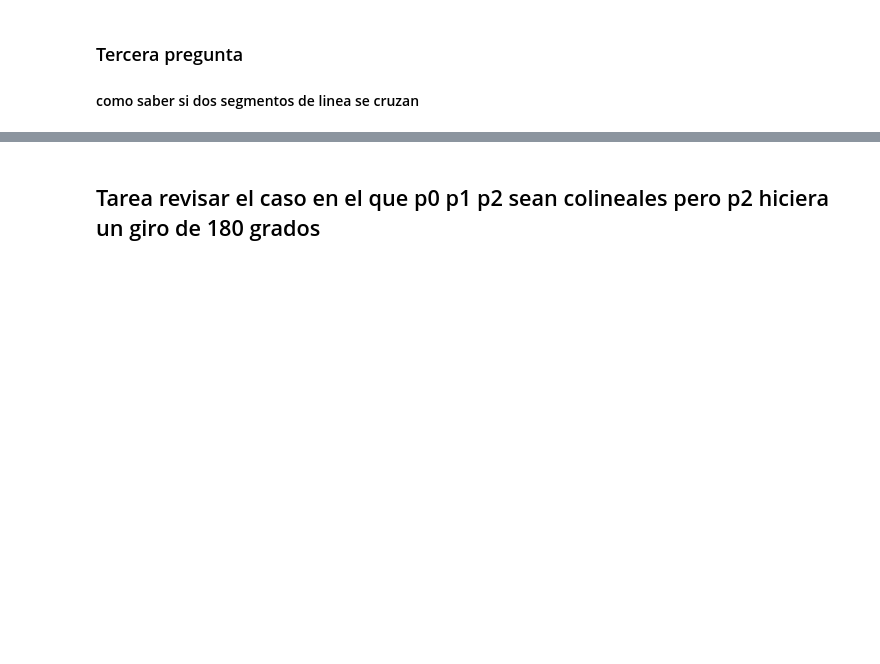
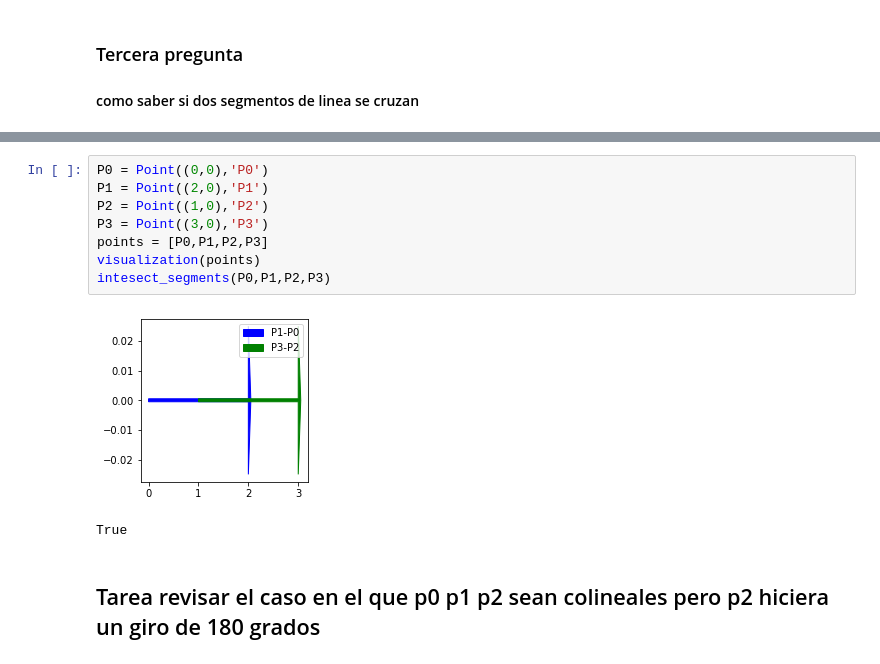
Before and after one commit to Camilohoyos99-DC/Computational-geometry, a Jupyter notebook: Segmentos de linea semana 1/segmentos de linea.ipynb, the cells around one changed output, grey strips where cells are left out. Cells and saved outputs as stored; diff of their text form; blank space fills up the shorter version.

```diff
--- a/Segmentos de linea semana 1/segmentos de linea.ipynb
+++ b/Segmentos de linea semana 1/segmentos de linea.ipynb
@@ -152,3 +162,14 @@ hay interseccion
+# %%
+P0 = Point((0,0),'P0')
+P1 = Point((2,0),'P1')
+P2 = Point((1,0),'P2')
+P3 = Point((3,0),'P3')
+points = [P0,P1,P2,P3]
+visualization(points)
+intesect_segments(P0,P1,P2,P3)
+# %% [output]
+[figure, added]
+True
 # %% [markdown]
 ## Tarea revisar el caso en el que p0 p1 p2 sean colineales pero p2 hiciera un giro de 180 grados
 # %%
```
Also changed, not shown: parts of 8 cells of this notebook.
